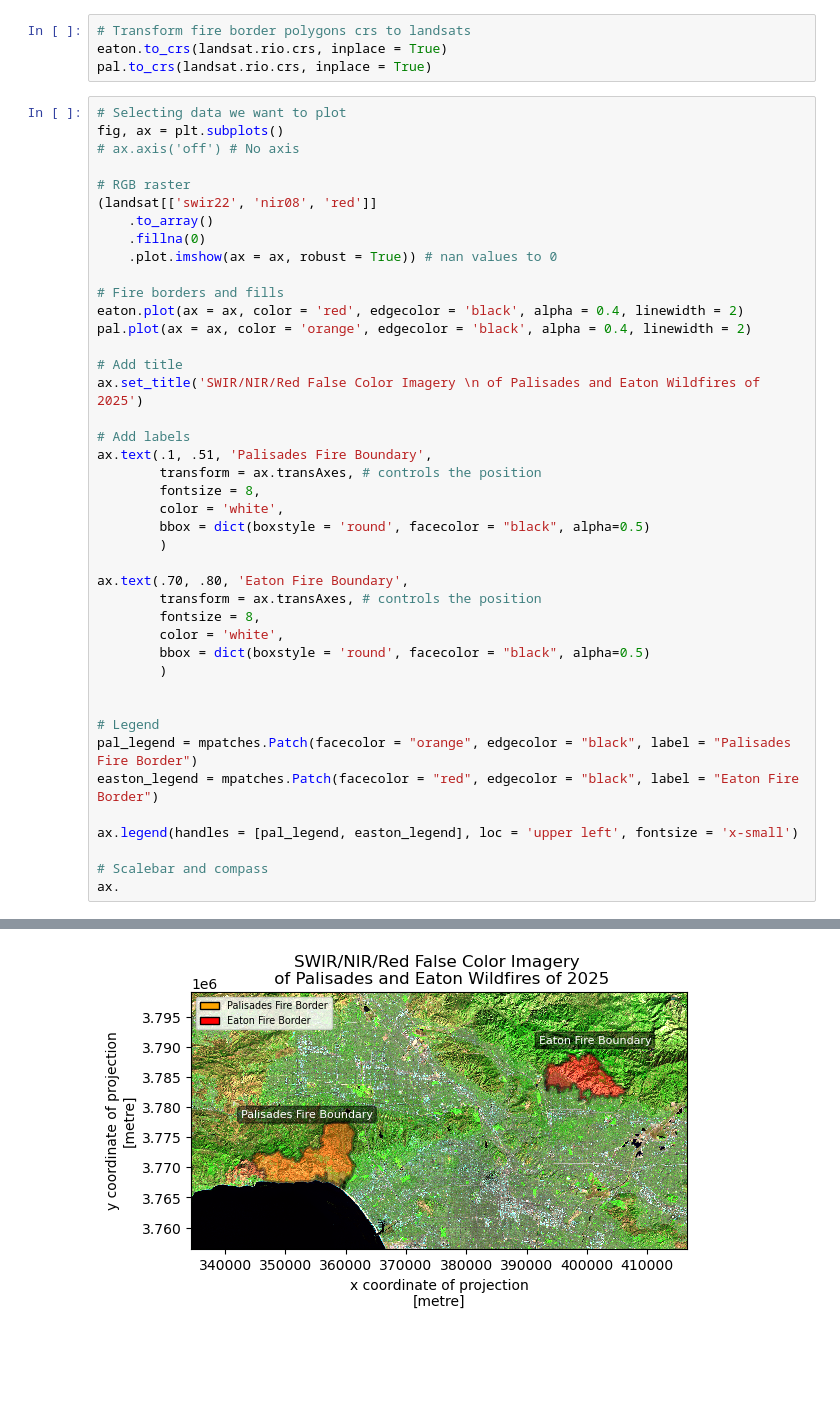
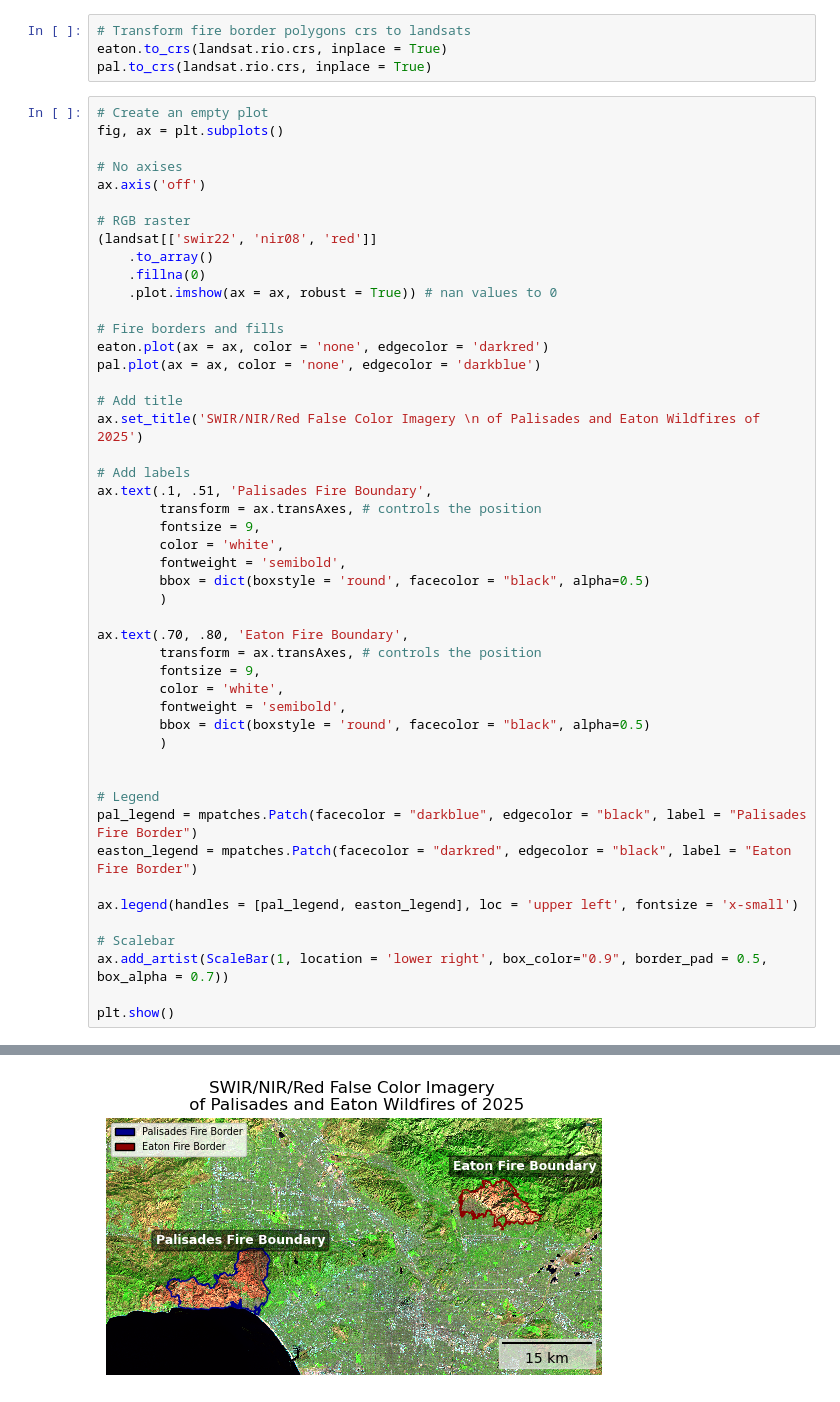
Before and after one commit to meganhessel/eds220-hwk4, a Jupyter notebook: hwk4-task2-false-color-YOURLASTNAME.ipynb, the cells around one changed output, grey strips where cells are left out. Cells and saved outputs as stored; diff of their text form; blank space fills up the shorter version.

```diff
--- a/hwk4-task2-false-color-YOURLASTNAME.ipynb
+++ b/hwk4-task2-false-color-YOURLASTNAME.ipynb
@@ -222,9 +234,11 @@ landsat_pal = landsat.rio.clip(pal.geometry.values, crs = pal.crs)
 eaton.to_crs(landsat.rio.crs, inplace = True)
 pal.to_crs(landsat.rio.crs, inplace = True)
 # %%
-# Selecting data we want to plot
+# Create an empty plot
 fig, ax = plt.subplots()
-# ax.axis('off') # No axis
+
+# No axises
+ax.axis('off')
 
 # RGB raster
 (landsat[['swir22', 'nir08', 'red']]
@@ -233,8 +247,8 @@ fig, ax = plt.subplots()
     .plot.imshow(ax = ax, robust = True)) # nan values to 0
 
 # Fire borders and fills
-eaton.plot(ax = ax, color = 'red', edgecolor = 'black', alpha = 0.4, linewidth = 2)
-pal.plot(ax = ax, color = 'orange', edgecolor = 'black', alpha = 0.4, linewidth = 2)
+eaton.plot(ax = ax, color = 'none', edgecolor = 'darkred')
+pal.plot(ax = ax, color = 'none', edgecolor = 'darkblue')
 
 # Add title
 ax.set_title('SWIR/NIR/Red False Color Imagery \n of Palisades and Eaton Wildfires of 2025')
@@ -242,25 +256,29 @@ ax.set_title('SWIR/NIR/Red False Color Imagery \n of Palisades and Eaton Wildfir
 # Add labels
 ax.text(.1, .51, 'Palisades Fire Boundary',
         transform = ax.transAxes, # controls the position
-        fontsize = 8,
+        fontsize = 9,
         color = 'white',
+        fontweight = 'semibold',
         bbox = dict(boxstyle = 'round', facecolor = "black", alpha=0.5)
         )
 
 ax.text(.70, .80, 'Eaton Fire Boundary',
         transform = ax.transAxes, # controls the position
-        fontsize = 8,
+        fontsize = 9,
         color = 'white',
+        fontweight = 'semibold',
         bbox = dict(boxstyle = 'round', facecolor = "black", alpha=0.5)
         )
 
 
 # Legend
-pal_legend = mpatches.Patch(facecolor = "orange", edgecolor = "black", label = "Palisades Fire Border")
-easton_legend = mpatches.Patch(facecolor = "red", edgecolor = "black", label = "Eaton Fire Border")
+pal_legend = mpatches.Patch(facecolor = "darkblue", edgecolor = "black", label = "Palisades Fire Border")
+easton_legend = mpatches.Patch(facecolor = "darkred", edgecolor = "black", label = "Eaton Fire Border")
 
 ax.legend(handles = [pal_legend, easton_legend], loc = 'upper left', fontsize = 'x-small')
 
-# Scalebar and compass
-ax.
+# Scalebar
+ax.add_artist(ScaleBar(1, location = 'lower right', box_color="0.9", border_pad = 0.5, box_alpha = 0.7))
+
+plt.show()
 # %% [output]
@@ -268,4 +285,4 @@ ax.
-[figure, old version]
+[figure, new version]
 # %% [markdown]
 ### Beief Explaination
 
```
Also changed, not shown: parts of 22 cells of this notebook, 1 other file.
